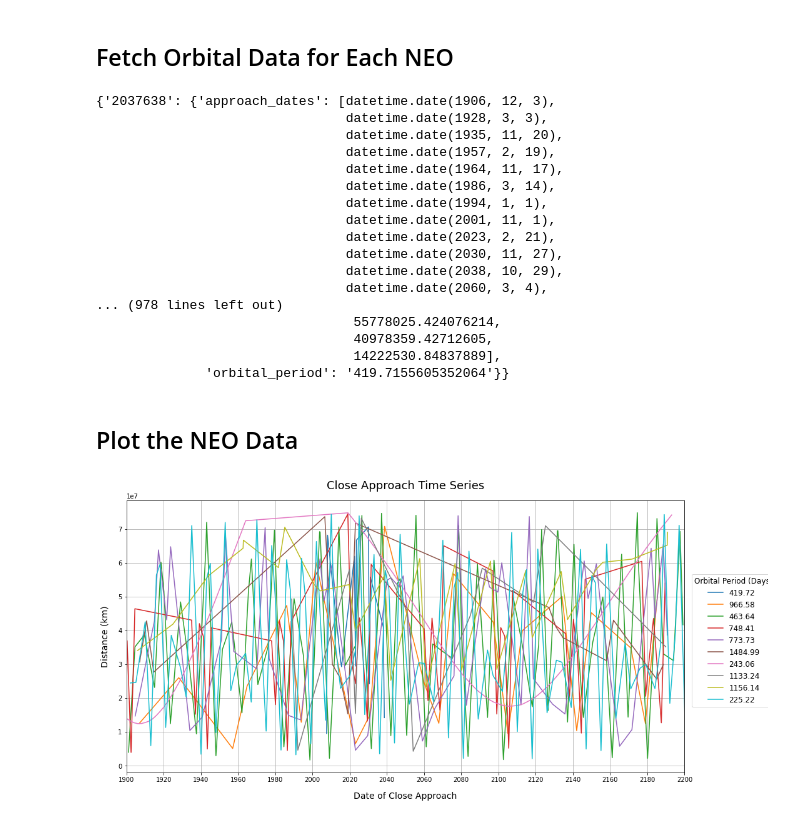
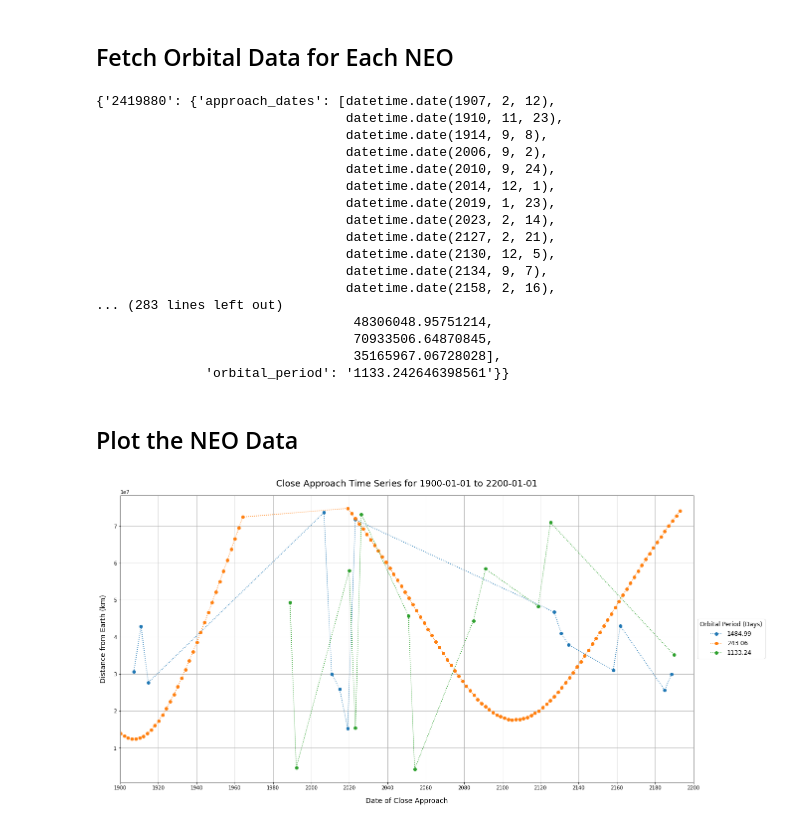
Before and after one commit to benchrisblair/cap-comp215, a Jupyter notebook: projects/project01.ipynb, the cells around one changed output. Saved outputs shown, nothing was run; the diff lists cells and outputs as text; code cells hidden in the pictures.

Commit message:
Updated plot characteristics

```diff
--- a/projects/project01.ipynb
+++ b/projects/project01.ipynb
@@ -31,13 +51,18 @@ API_KEY = 'GT5a6VBQVVTnT8H1jSPfja2DfDMaC1d0UsYeWsYW'
 # %%
 # Define the parameters
-start_date = '2023-02-14'
-end_date = '2023-02-21'
+search_start = '2023-02-14'
+search_end = '2023-02-14'
+
+disp_start = '1900-01-01'
+disp_end = '2200-01-01'
+
 orbiting_body = 'Earth'
+
 only_hazardous = True
 # %% [markdown]
 ## Query the NASA Database
 # %%
-url = f'https://api.nasa.gov/neo/rest/v1/feed?start_date={start_date}&end_date={end_date}&api_key={API_KEY}'
+url = f'https://api.nasa.gov/neo/rest/v1/feed?start_date={search_start}&end_date={search_end}&api_key={API_KEY}'
 response = requests.request("GET", url, headers={}, data={})
 data = json.loads(response.text)
 # %%
@@ -106,51 +122,54 @@ def get_neo_data(id):
 neo_datasets = {id:get_neo_data(id) for id in neo_ids}
 pprint(neo_datasets)
 # %% [output]
-{'2037638': {'approach_dates': [datetime.date(1906, 12, 3),
-                                datetime.date(1928, 3, 3),
-                                datetime.date(1935, 11, 20),
-                                datetime.date(1957, 2, 19),
-                                datetime.date(1964, 11, 17),
-                                datetime.date(1986, 3, 14),
-                                datetime.date(1994, 1, 1),
-                                datetime.date(2001, 11, 1),
-                                datetime.date(2023, 2, 21),
-                                datetime.date(2030, 11, 27),
-                                datetime.date(2038, 10, 29),
-                                datetime.date(2060, 3, 4),
-... (978 lines left out)
-                                 55778025.424076214,
-                                 40978359.42712605,
-                                 14222530.84837889],
-              'orbital_period': '419.7155605352064'}}
+{'2419880': {'approach_dates': [datetime.date(1907, 2, 12),
+                                datetime.date(1910, 11, 23),
+                                datetime.date(1914, 9, 8),
+                                datetime.date(2006, 9, 2),
+                                datetime.date(2010, 9, 24),
+                                datetime.date(2014, 12, 1),
+                                datetime.date(2019, 1, 23),
+                                datetime.date(2023, 2, 14),
+                                datetime.date(2127, 2, 21),
+                                datetime.date(2130, 12, 5),
+                                datetime.date(2134, 9, 7),
+                                datetime.date(2158, 2, 16),
+... (283 lines left out)
+                                 48306048.95751214,
+                                 70933506.64870845,
+                                 35165967.06728028],
+              'orbital_period': '1133.242646398561'}}
 # %% [markdown]
 ## Plot the NEO Data
 # %%
-fig, ax = plt.subplots(figsize=(16,8))
+fig, axs = plt.subplots(1, 2, figsize=(16,8), layout='constrained')
+axs[0].set_position([0,1,1,1])
+axs[1].set_position([1,1,0,0])
+axs[1].set(visible=False)
 
-ax.set_title('Close Approach Time Series', fontsize=18, pad=18)
+axs[0].set_title(f'Close Approach Time Series for {disp_start} to {disp_end}', fontsize=18, pad=18)
 
-ax.set_xlabel('Date of Close Approach', labelpad=14, fontsize=14)
-ax.set_ylabel('Distance (km)', labelpad=14, fontsize=14)
+axs[0].set_xlabel('Date of Close Approach', labelpad=14, fontsize=14)
+axs[0].set_ylabel(f'Distance from {orbiting_body} (km)', labelpad=14, fontsize=14)
 
 # Borrowed from Matplotlib's guide
 locator = mdates.AutoDateLocator(maxticks=25)
 formatter = mdates.ConciseDateFormatter(locator)
-ax.xaxis.set_major_locator(locator)
-ax.xaxis.set_major_formatter(formatter)
+axs[0].xaxis.set_major_locator(locator)
+axs[0].xaxis.set_major_formatter(formatter)
 
-ax.set_xlim(left=datetime.date(1900, 1, 1), right=datetime.date(2200, 1, 1))
+axs[0].set_xlim(left=datetime.date.fromisoformat(disp_start), right=datetime.date.fromisoformat(disp_end))
 
-ax.grid(True)
+axs[0].grid(visible=True, which='both')
 
 for id in neo_datasets:
     x = neo_datasets[id]['approach_dates']
     y = neo_datasets[id]['miss_distances']
     orbital_period = float(neo_datasets[id]['orbital_period'])
-    ax.plot(x, y, label=f'{orbital_period:.2f}')
+    axs[0].plot(x, y, 'o', linestyle=':', label=f'{orbital_period:.2f}')
 
-fig.legend(title='Orbital Period (Days)', loc='right', borderaxespad=-1, title_fontsize=12, fontsize=12)
+axs[0].legend(title='Orbital Period (Days)', loc='center right', borderaxespad=-12, title_fontsize=12, fontsize=12)
 
 plt.show()
 # %% [output]
-[figure, old version]
+[figure, new version]
```
Also changed, not shown: parts of 5 cells of this notebook.
